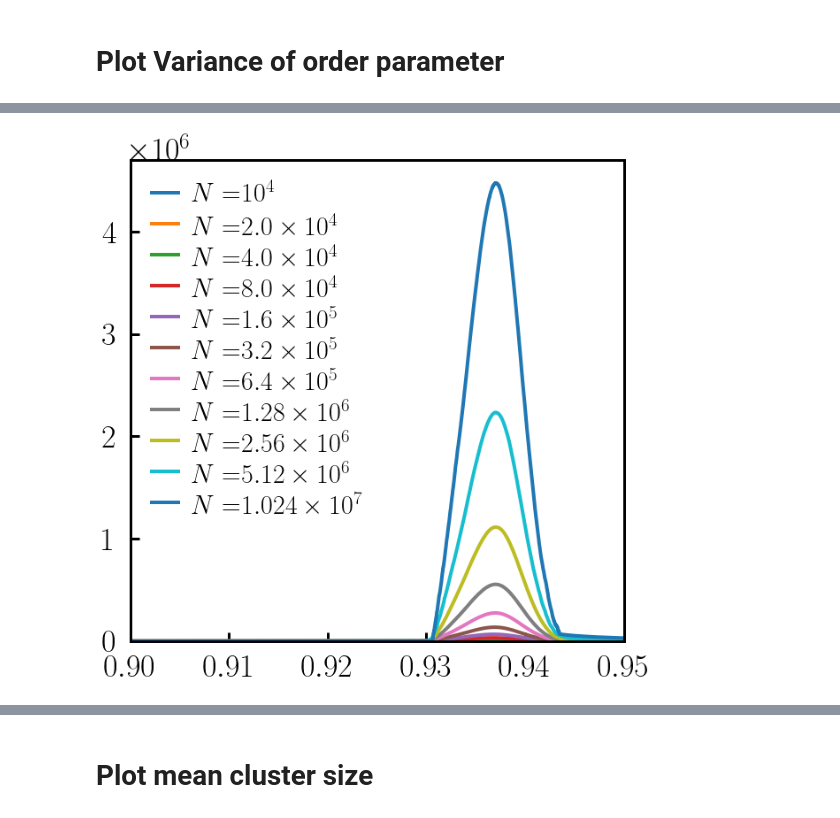
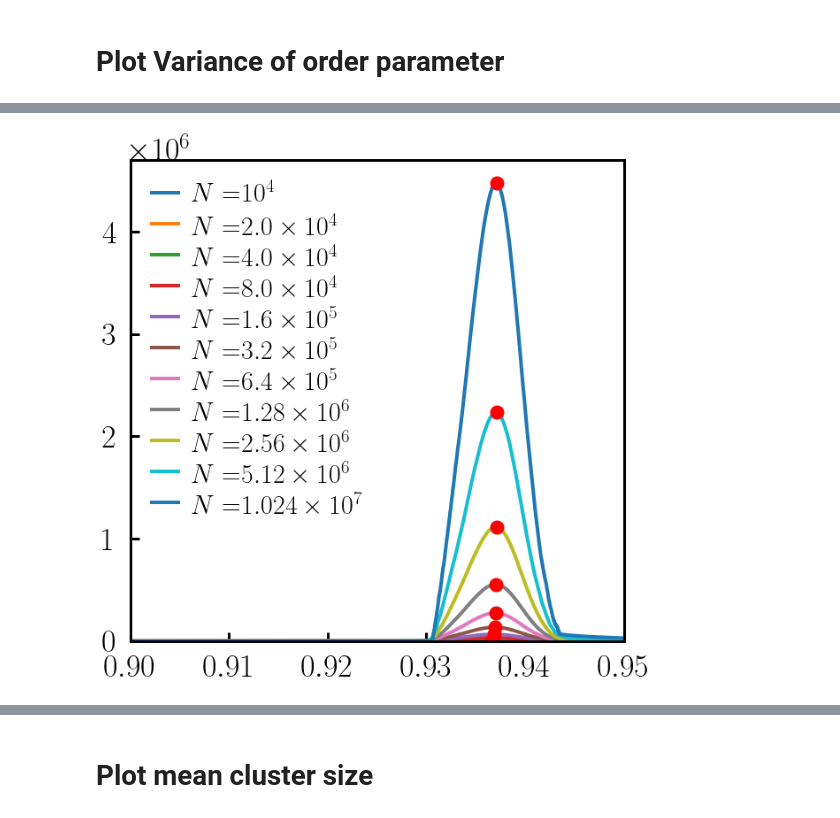
Before and after one commit to hoyunchoi/mBFW-Git, a Jupyter notebook: main-plot.ipynb, the cells around one changed output, grey strips where cells are left out. Cells and saved outputs as stored; diff of their text form; code cells hidden in the pictures.

```diff
--- a/main-plot.ipynb
+++ b/main-plot.ipynb
@@ -25,7 +26,8 @@ meanClusterSize = {}
 meanClusterSize_trial = {}
 orderParameter = {}
 orderParameter_trial = {}
-inflection = {}
+t_a = {}
+t_c = {}
 orderParameterVariance = {}
 orderParameterVariance_trial = {}
 # %%
@@ -36,8 +38,10 @@ for networkSize in networkSizeList:
 # for networkSize in [1.28e6]:
     deltaT = 1/networkSize
     time[networkSize] = np.arange(0, 1, deltaT)
+
     orderParameter[networkSize, acceptanceThreshold] = read("orderParameter", networkSize, acceptanceThreshold)
-    inflection[networkSize, acceptanceThreshold] = readInflection(networkSize, acceptanceThreshold)
+    t_a[networkSize, acceptanceThreshold] = readt_a(networkSize, acceptanceThreshold)
+    t_c[networkSize, acceptanceThreshold] = readt_c(networkSize, acceptanceThreshold)
     meanClusterSize[networkSize, acceptanceThreshold] = read("meanClusterSize", networkSize, acceptanceThreshold)
     orderParameterVariance[networkSize, acceptanceThreshold] = read("orderParameterVariance", networkSize, acceptanceThreshold)
 
@@ -95,22 +133,23 @@ N= 10240000.0  t_a: 0.93616005859375
 # %%
 _, ax = plt.subplots(figsize = (10,10))
+acceptanceThreshold = 0.5
 
-acceptanceThreshold = 0.5
 xlim = [0.9, 0.95]
+xlim_fit = [0.9335,0.939]
+
 for networkSize in networkSizeList:
-# for networkSize in [1.28e6]:
-    start = int(xlim[0] * networkSize)
-    end = int(xlim[1] * networkSize)
-    opv = orderParameterVariance[networkSize, acceptanceThreshold][start:end]
-    t = time[networkSize][start:end]
-    ax.plot(t, opv, label = latexString("N=") + latexSci(networkSize))
-
+    plot_index = int(xlim[0] * networkSize),int(xlim[1] * networkSize)
+    fit_index = int(xlim_fit[0] * networkSize), int(xlim_fit[1] * networkSize)
+    opv = orderParameterVariance[networkSize, acceptanceThreshold]
+    t = time[networkSize]
+    ax.plot(t[plot_index[0]:plot_index[1]], opv[plot_index[0]:plot_index[1]], label = latexString("N=") + latexSci(networkSize))
+    ax.plot(t_c[networkSize, acceptanceThreshold][0], opv[int(networkSize*t_c[networkSize, acceptanceThreshold][0])], 'ro')
 
 ax.set_xlim(xlim)
 ax.set_ylim(bottom = 0)
-
 ax.legend(loc = "upper left", fontsize = 30)
 
+
 plt.show()
 # %% [output]
-[figure, old version]
+[figure, new version]
```
Also changed, not shown: parts of 6 cells of this notebook, 5 other files.
